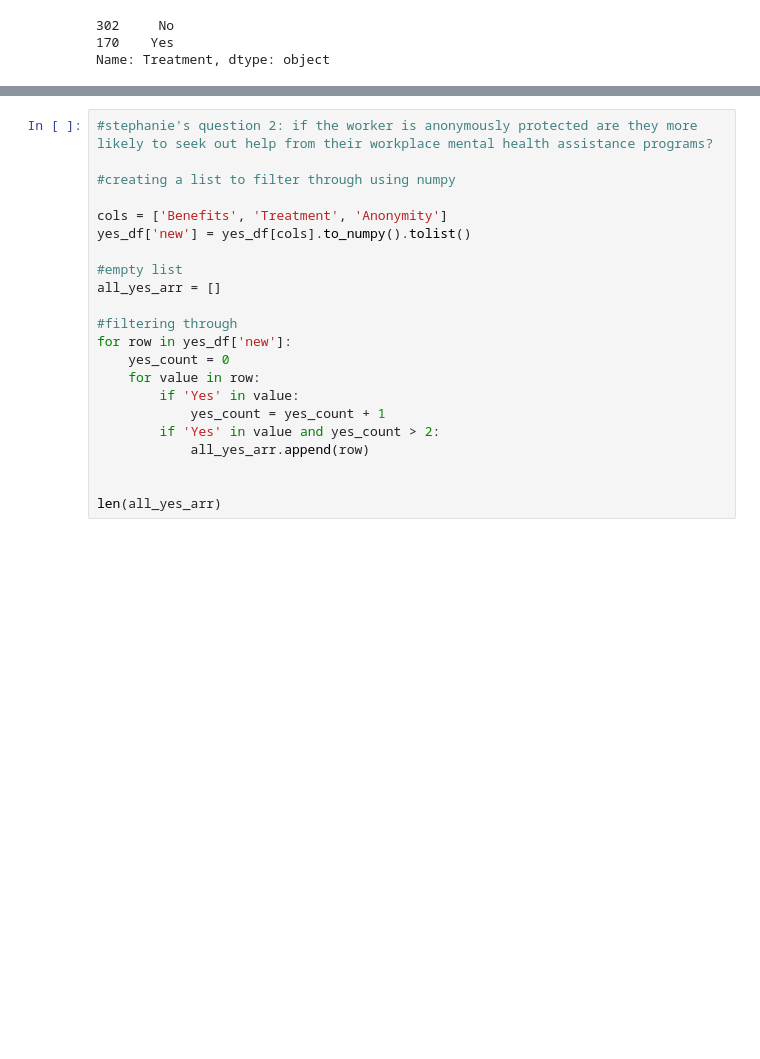
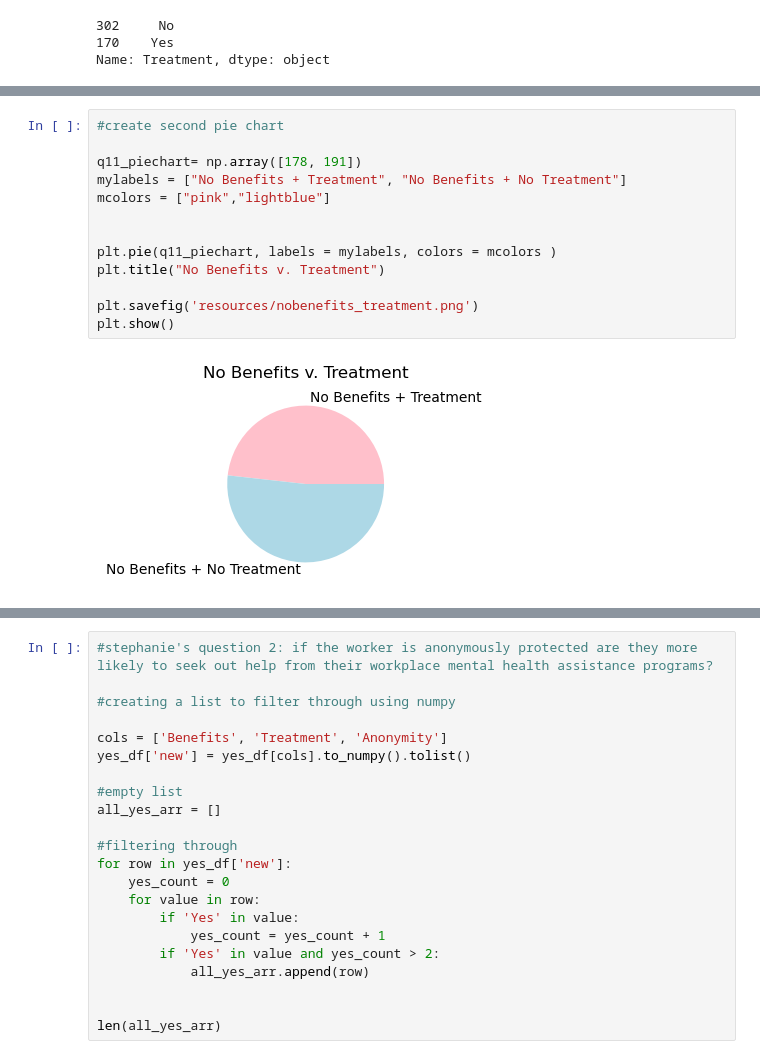
Before and after one commit to stephanieesamperio/Project3, a Jupyter notebook: mentalhealth.ipynb, the cells around one changed output, grey strips where cells are left out. Cells and saved outputs as stored; diff of their text form; blank space fills up the shorter version.

```diff
--- a/mentalhealth.ipynb
+++ b/mentalhealth.ipynb
@@ -208,0 +262,15 @@ plt.show()
+# %%
+#create second pie chart
+
+q11_piechart= np.array([178, 191])
+mylabels = ["No Benefits + Treatment", "No Benefits + No Treatment"]
+mcolors = ["pink","lightblue"]
+
+
+plt.pie(q11_piechart, labels = mylabels, colors = mcolors )
+plt.title("No Benefits v. Treatment")
+
+plt.savefig('resources/nobenefits_treatment.png')
+plt.show()
+# %% [output]
+[figure, added]
```
Also changed, not shown: parts of 11 cells of this notebook, 9 other files.
